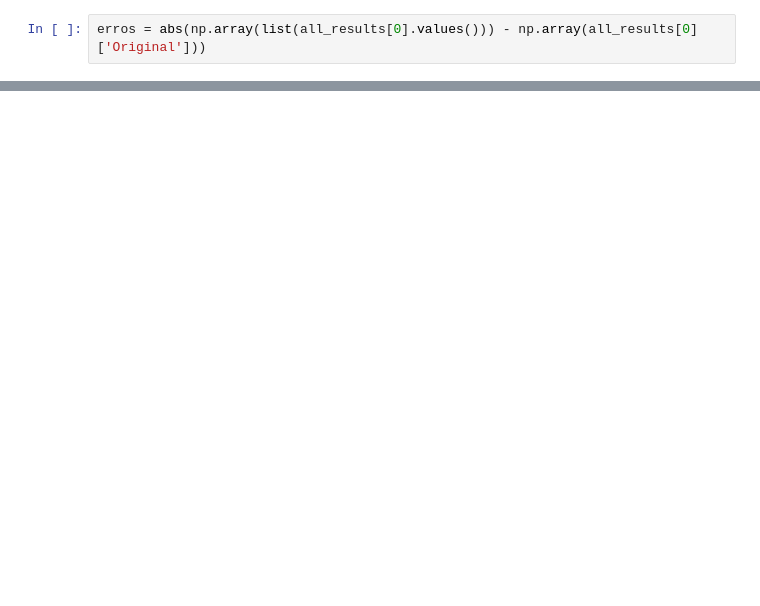
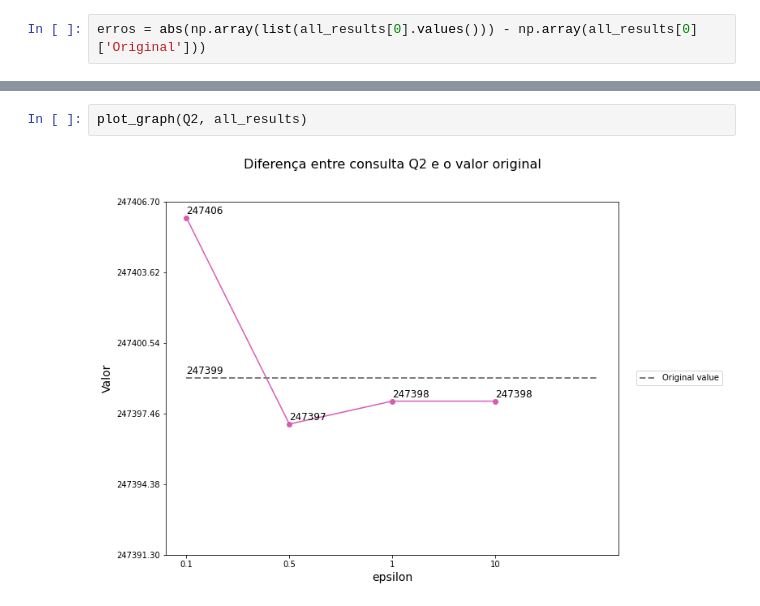
Before and after one commit to Brabissima/disciplina-priv-2022, a Jupyter notebook: Trab 03 - Laplace/Laplace.ipynb, the cells around one changed output, grey strips where cells are left out. Drawn from its saved outputs; the diff is of its cells as text; blank space fills up the shorter version.

```diff
--- a/Trab 03 - Laplace/Laplace.ipynb
+++ b/Trab 03 - Laplace/Laplace.ipynb
@@ -155,0 +300,4 @@ def plot_graphic(query, dict_dp_results):
+# %%
+plot_graph(Q2, all_results)
+# %% [output]
+[figure, added]
```
Also changed, not shown: parts of 15 cells of this notebook.
